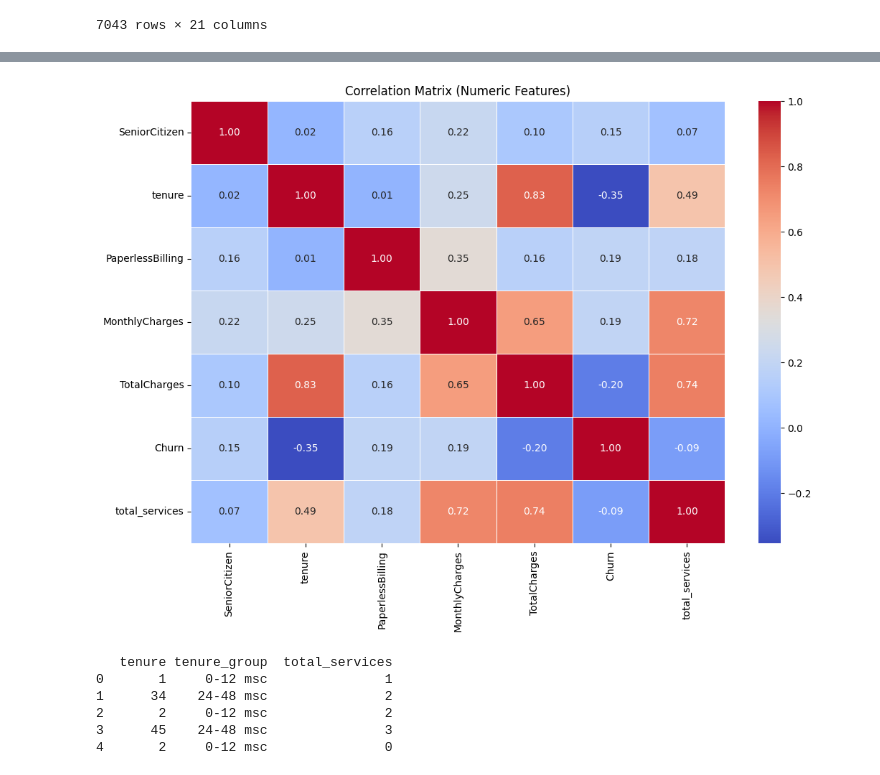
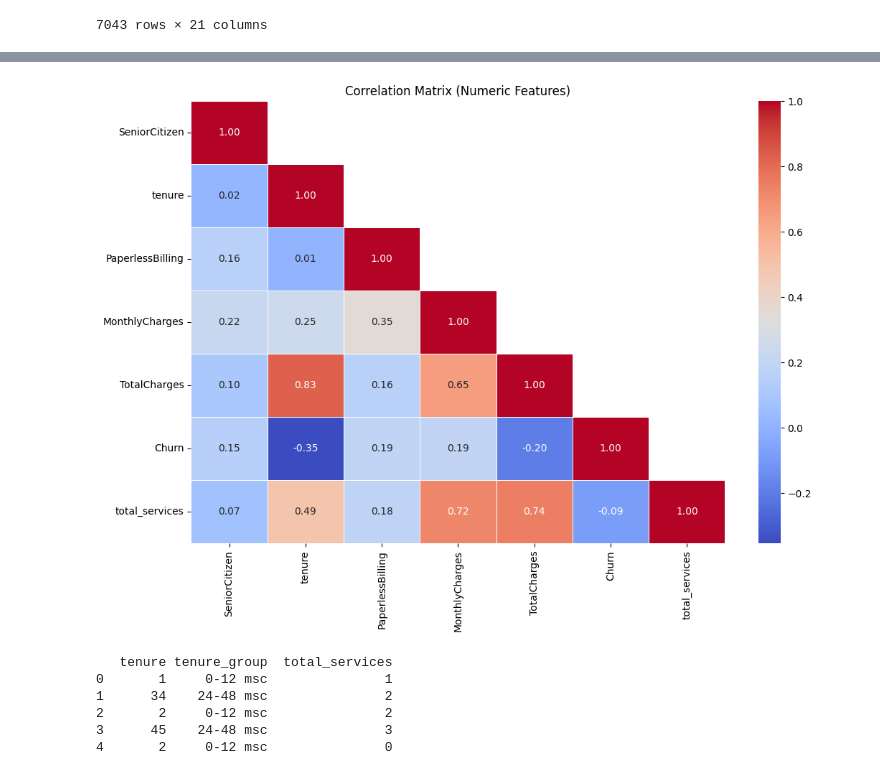
Before and after one commit to VenilTheFox/Telco-Customer-Churn-Analysis, a Jupyter notebook: Telco_Customer_Churn.ipynb, the cells around one changed output, grey strips where cells are left out. Cells and saved outputs as stored; diff of their text form; code cells hidden in the pictures.

```diff
--- a/Telco_Customer_Churn.ipynb
+++ b/Telco_Customer_Churn.ipynb
@@ -8,5 +10,5 @@ import seaborn as sns
 # %%
-data = pd.read_csv("WA_Fn-UseC_-Telco-Customer-Churn.csv")
+data = pd.read_csv("/content/drive/MyDrive/Colab Notebooks/Projekt/WA_Fn-UseC_-Telco-Customer-Churn.csv")
 data
 # %% [output]
 |  | customerID | gender | SeniorCitizen | Partner | Dependents | tenure | PhoneService | MultipleLines | ... |
@@ -87,12 +53,15 @@ corr_data['PaperlessBilling'] = corr_data['PaperlessBilling'].map({'Yes': 1, 'No
 # %%
 numeric_data = corr_data.select_dtypes(include=[np.number])
+# %%
+corr_matrix = numeric_data.corr()
+mask = np.triu(np.ones_like(corr_matrix, dtype=bool), k=1)
 # %%
 plt.figure(figsize=(12, 8))
-sns.heatmap(numeric_data.corr(), annot=True, cmap='coolwarm', fmt='.2f', linewidths=0.5)
+sns.heatmap(corr_matrix, mask=mask, annot=True, cmap='coolwarm', fmt='.2f', linewidths=0.5)
 plt.title('Correlation Matrix (Numeric Features)')
 plt.show()
 # %% [output]
-[figure, old version]
+[figure, new version]
 # %%
 print(data[['tenure', 'tenure_group', 'total_services']].head())
 # %% [output]
```
Also changed, not shown: parts of 9 cells of this notebook.
